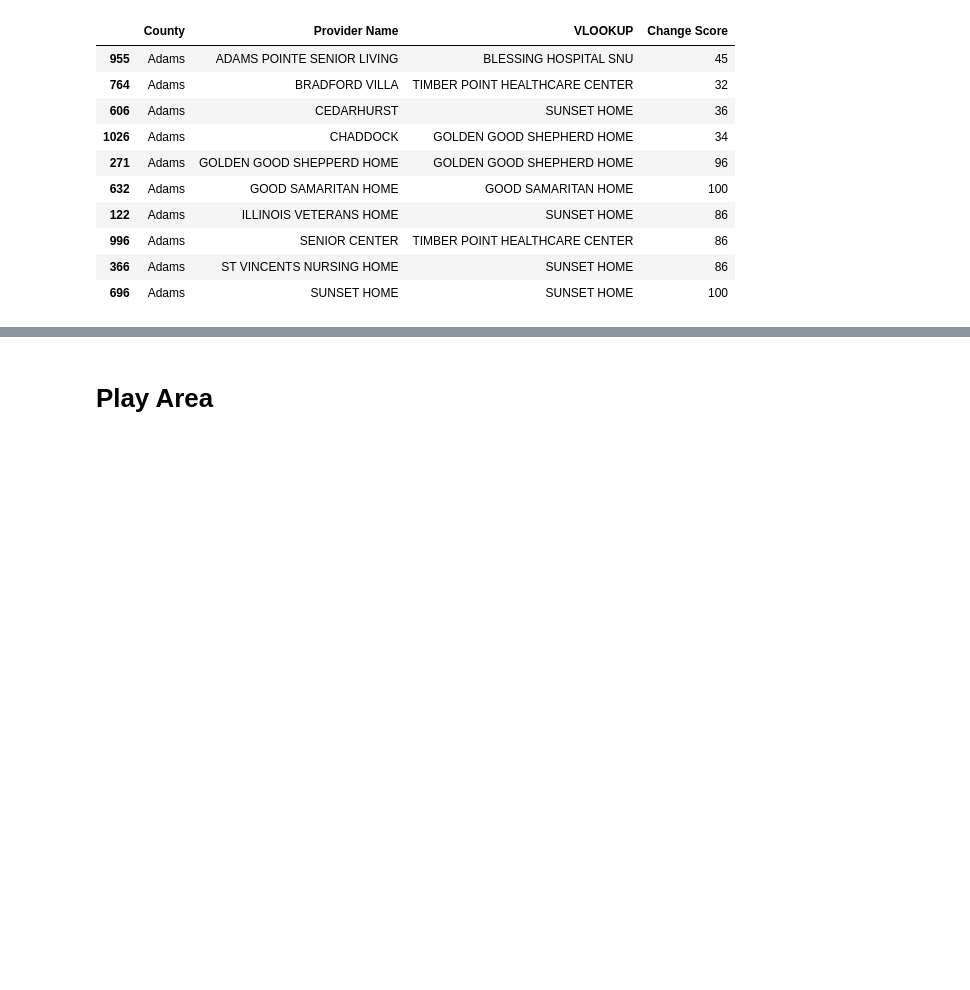
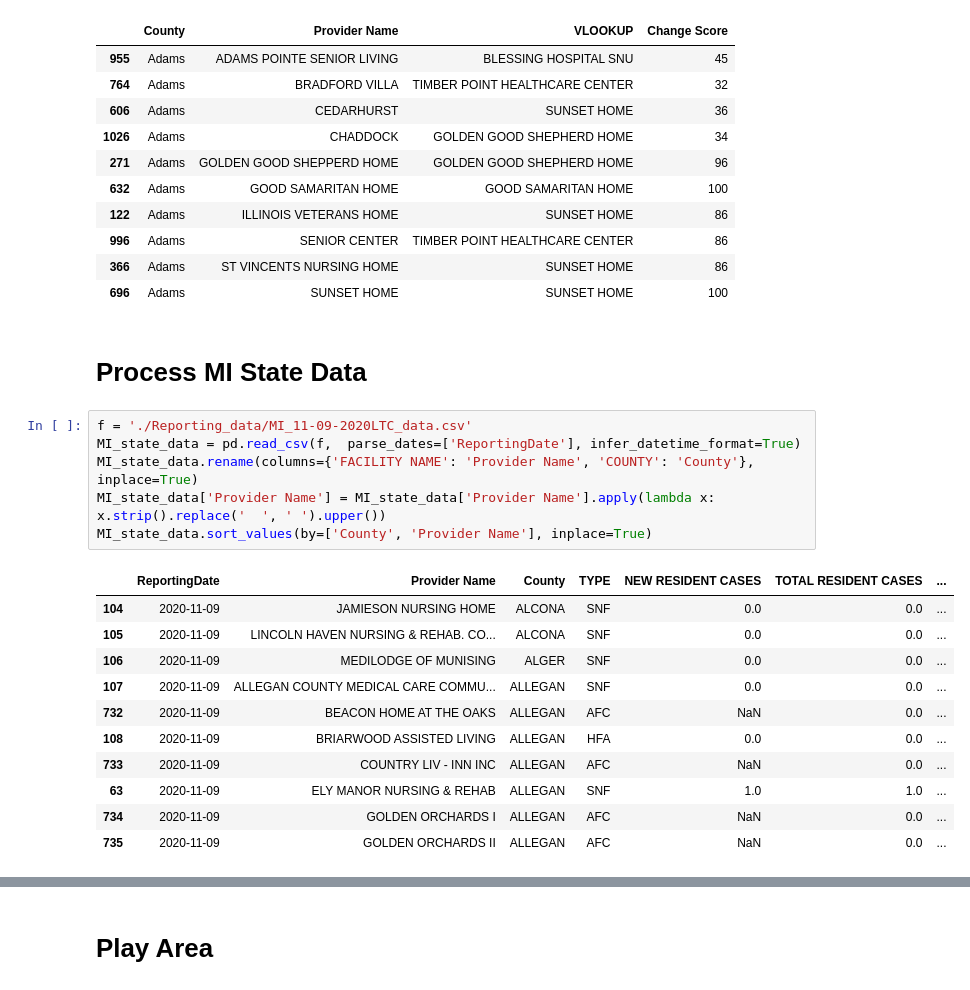
Before and after one commit to JaviThomas/Covid-County-LTC-Analysis, a Jupyter notebook: State_CMS_Compare.ipynb, the cells around one changed output, grey strips where cells are left out. Saved outputs shown, nothing was run; the diff lists cells and outputs as text; blank space fills up the shorter version.

```diff
--- a/State_CMS_Compare.ipynb
+++ b/State_CMS_Compare.ipynb
@@ -150,3 +142,23 @@ Name: Change Score, Length: 69, dtype: int64
 | 996 | Adams | SENIOR CENTER | TIMBER POINT HEALTHCARE CENTER | 86 |
 | 366 | Adams | ST VINCENTS NURSING HOME | SUNSET HOME | 86 |
 | 696 | Adams | SUNSET HOME | SUNSET HOME | 100 |
+# %% [markdown]
+# Process MI State Data
+# %%
+f = './Reporting_data/MI_11-09-2020LTC_data.csv'
+MI_state_data = pd.read_csv(f,  parse_dates=['ReportingDate'], infer_datetime_format=True)
+MI_state_data.rename(columns={'FACILITY NAME': 'Provider Name', 'COUNTY': 'County'}, inplace=True)
+MI_state_data['Provider Name'] = MI_state_data['Provider Name'].apply(lambda x: x.strip().replace('  ', ' ').upper())
+MI_state_data.sort_values(by=['County', 'Provider Name'], inplace=True)
+# %% [output]
+|  | ReportingDate | Provider Name | County | TYPE | NEW RESIDENT CASES | TOTAL RESIDENT CASES | ... |
+| 104 | 2020-11-09 | JAMIESON NURSING HOME | ALCONA | SNF | 0.0 | 0.0 | ... |
+| 105 | 2020-11-09 | LINCOLN HAVEN NURSING & REHAB. CO... | ALCONA | SNF | 0.0 | 0.0 | ... |
+| 106 | 2020-11-09 | MEDILODGE OF MUNISING | ALGER | SNF | 0.0 | 0.0 | ... |
+| 107 | 2020-11-09 | ALLEGAN COUNTY MEDICAL CARE COMMU... | ALLEGAN | SNF | 0.0 | 0.0 | ... |
+| 732 | 2020-11-09 | BEACON HOME AT THE OAKS | ALLEGAN | AFC | NaN | 0.0 | ... |
+| 108 | 2020-11-09 | BRIARWOOD ASSISTED LIVING | ALLEGAN | HFA | 0.0 | 0.0 | ... |
+| 733 | 2020-11-09 | COUNTRY LIV - INN INC | ALLEGAN | AFC | NaN | 0.0 | ... |
+| 63 | 2020-11-09 | ELY MANOR NURSING & REHAB | ALLEGAN | SNF | 1.0 | 1.0 | ... |
+| 734 | 2020-11-09 | GOLDEN ORCHARDS I | ALLEGAN | AFC | NaN | 0.0 | ... |
+| 735 | 2020-11-09 | GOLDEN ORCHARDS II | ALLEGAN | AFC | NaN | 0.0 | ... |
```
Also changed, not shown: parts of 8 cells of this notebook, 15 other files.
